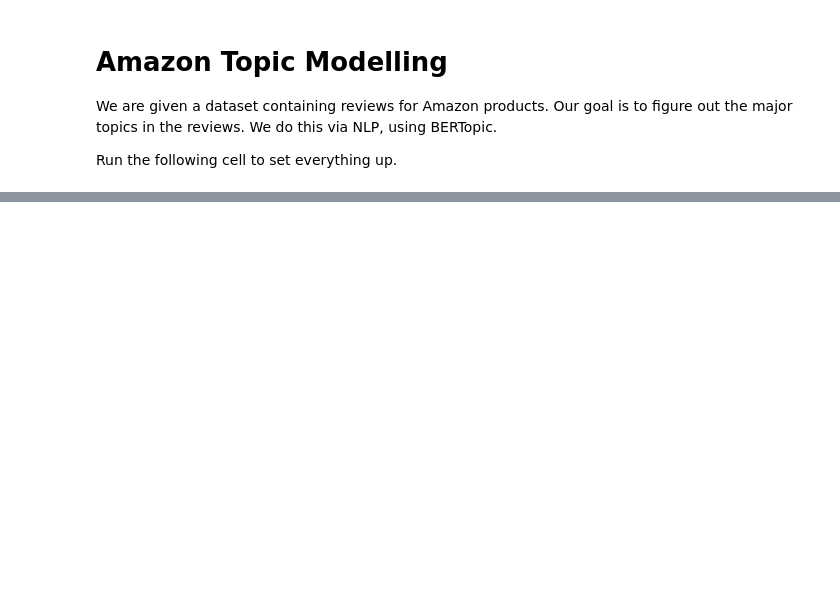
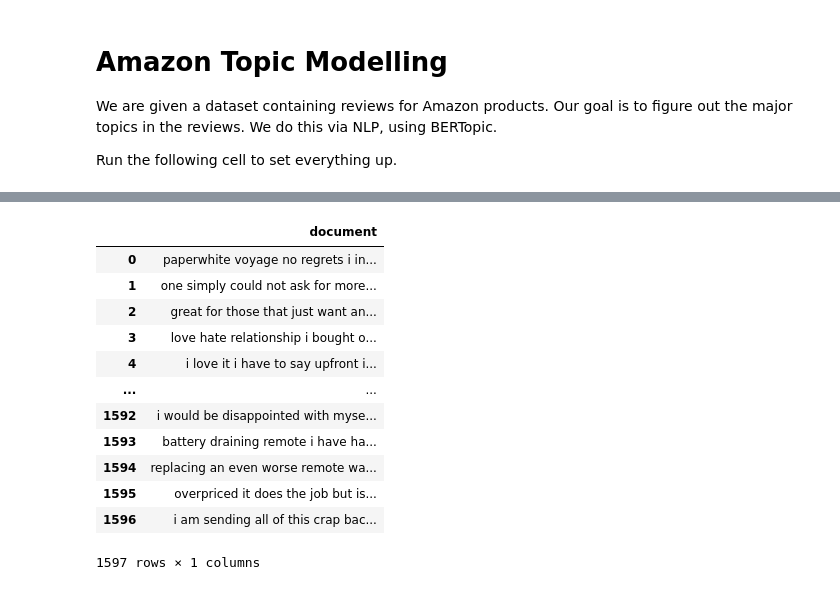
Before and after one commit to danberlyne/amazon-topic-modelling, a Jupyter notebook: amazon-topic-modelling.ipynb, the cells around one changed output, grey strips where cells are left out. Drawn from its saved outputs; the diff is of its cells as text; code cells hidden in the pictures; blank space fills up the shorter version.

```diff
--- a/amazon-topic-modelling.ipynb
+++ b/amazon-topic-modelling.ipynb
@@ -118,0 +158,19 @@ Via `representation_model` param in BERTopic.
+# %%
+for i in range(len(reviews)):
+    reviews['document'].iloc[i] = re.sub(r"[^a-zA-Z]+", ' ', reviews['document'].iloc[i]).lower().strip()
+
+reviews
+# %% [output]
+|  | document |
+| 0 | paperwhite voyage no regrets i in... |
+| 1 | one simply could not ask for more... |
+| 2 | great for those that just want an... |
+| 3 | love hate relationship i bought o... |
+| 4 | i love it i have to say upfront i... |
+| ... | ... |
+| 1592 | i would be disappointed with myse... |
+| 1593 | battery draining remote i have ha... |
+| 1594 | replacing an even worse remote wa... |
+| 1595 | overpriced it does the job but is... |
+| 1596 | i am sending all of this crap bac... |
+1597 rows × 1 columns
```
Also changed, not shown: parts of 63 cells of this notebook.
